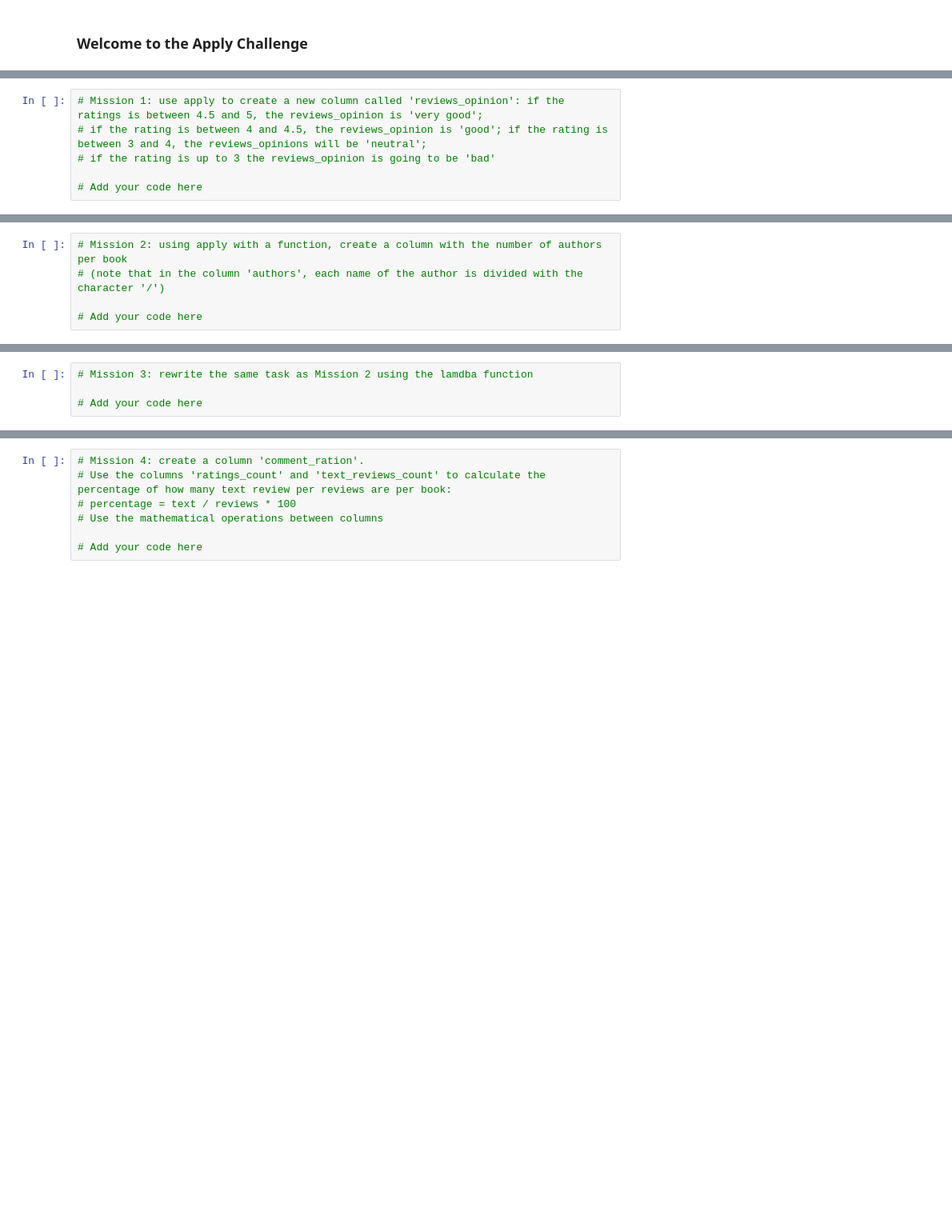
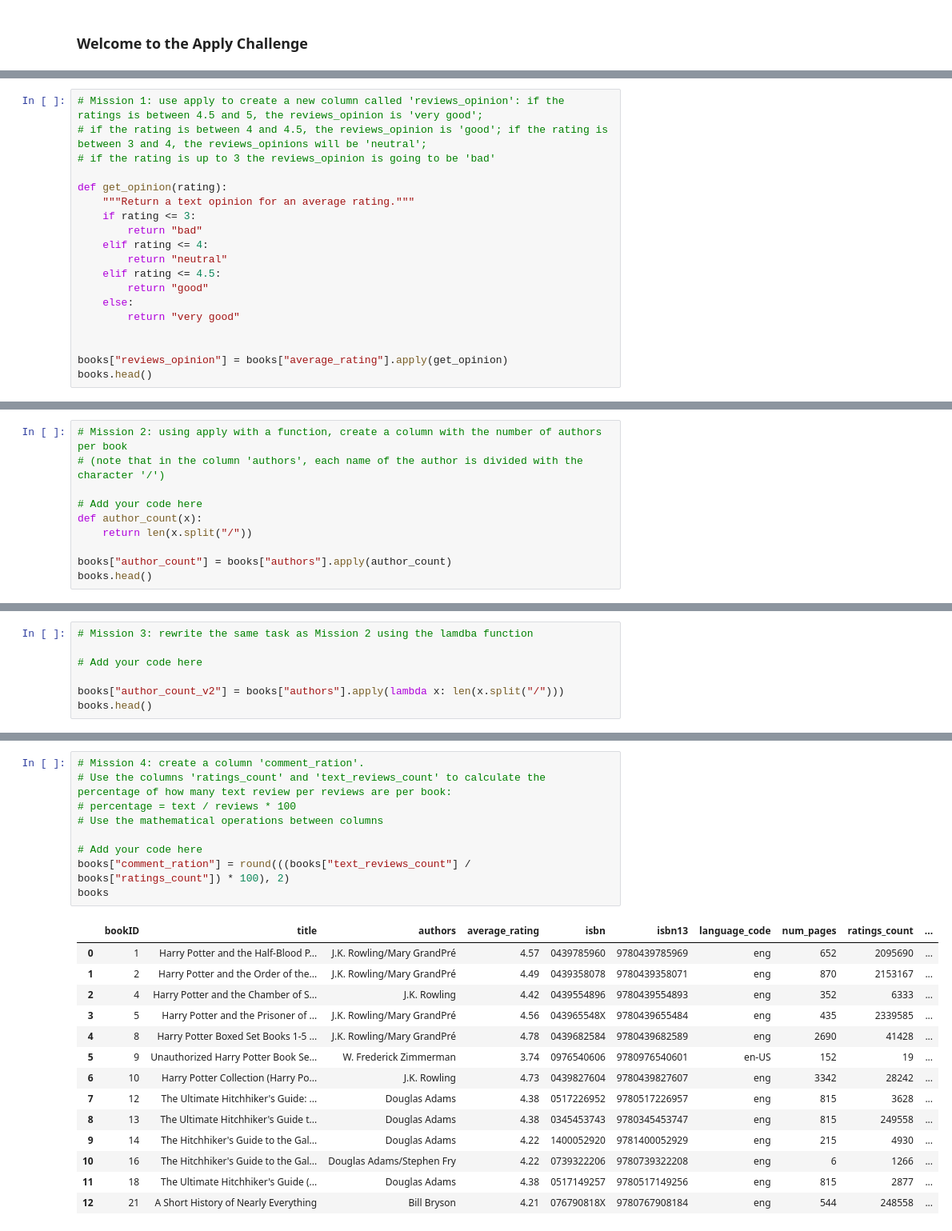
Before and after one commit to DorotheeCatry/python-basics-simplon, a Jupyter notebook: challenge/Python_2.19_apply_et_lambda.ipynb, the cells around one changed output, grey strips where cells are left out. Shown at 80% size. Cells and saved outputs as stored; diff of their text form; blank space fills up the shorter version.

```diff
--- a/challenge/Python_2.19_apply_et_lambda.ipynb
+++ b/challenge/Python_2.19_apply_et_lambda.ipynb
@@ -20,4 +189,17 @@ books.head()
 # if the rating is between 4 and 4.5, the reviews_opinion is 'good'; if the rating is between 3 and 4, the reviews_opinions will be 'neutral';
 # if the rating is up to 3 the reviews_opinion is going to be 'bad'
 
-# Add your code here
+def get_opinion(rating):
+    """Return a text opinion for an average rating."""
+    if rating <= 3:
+        return "bad"
+    elif rating <= 4:
+        return "neutral"
+    elif rating <= 4.5:
+        return "good"
+    else:
+        return "very good"
+
+
+books["reviews_opinion"] = books["average_rating"].apply(get_opinion)
+books.head()
@@ -26,3 +215,8 @@ books.head()
 # (note that in the column 'authors', each name of the author is divided with the character '/')
 
 # Add your code here
+def author_count(x):
+    return len(x.split("/"))
+
+books["author_count"] = books["authors"].apply(author_count)
+books.head()
@@ -30,3 +231,6 @@ books.head()
 # Mission 3: rewrite the same task as Mission 2 using the lamdba function
 
 # Add your code here
+
+books["author_count_v2"] = books["authors"].apply(lambda x: len(x.split("/")))
+books.head()
@@ -33,10 +244,27 @@ books.head()
 # %%
 # Mission 4: create a column 'comment_ration'.
 # Use the columns 'ratings_count' and 'text_reviews_count' to calculate the percentage of how many text review per reviews are per book:
 # percentage = text / reviews * 100
 # Use the mathematical operations between columns
 
 # Add your code here
+books["comment_ration"] = round(((books["text_reviews_count"] / books["ratings_count"]) * 100), 2)
+books
+# %% [output]
+|  | bookID | title | authors | average_rating | isbn | isbn13 | language_code | num_pages | ratings_count | ... |
+| 0 | 1 | Harry Potter and the Half-Blood P... | J.K. Rowling/Mary GrandPré | 4.57 | 0439785960 | 9780439785969 | eng | 652 | 2095690 | ... |
+| 1 | 2 | Harry Potter and the Order of the... | J.K. Rowling/Mary GrandPré | 4.49 | 0439358078 | 9780439358071 | eng | 870 | 2153167 | ... |
+| 2 | 4 | Harry Potter and the Chamber of S... | J.K. Rowling | 4.42 | 0439554896 | 9780439554893 | eng | 352 | 6333 | ... |
+| 3 | 5 | Harry Potter and the Prisoner of ... | J.K. Rowling/Mary GrandPré | 4.56 | 043965548X | 9780439655484 | eng | 435 | 2339585 | ... |
+| 4 | 8 | Harry Potter Boxed Set Books 1-5 ... | J.K. Rowling/Mary GrandPré | 4.78 | 0439682584 | 9780439682589 | eng | 2690 | 41428 | ... |
+| 5 | 9 | Unauthorized Harry Potter Book Se... | W. Frederick Zimmerman | 3.74 | 0976540606 | 9780976540601 | en-US | 152 | 19 | ... |
+| 6 | 10 | Harry Potter Collection (Harry Po... | J.K. Rowling | 4.73 | 0439827604 | 9780439827607 | eng | 3342 | 28242 | ... |
+| 7 | 12 | The Ultimate Hitchhiker's Guide: ... | Douglas Adams | 4.38 | 0517226952 | 9780517226957 | eng | 815 | 3628 | ... |
+| 8 | 13 | The Ultimate Hitchhiker's Guide t... | Douglas Adams | 4.38 | 0345453743 | 9780345453747 | eng | 815 | 249558 | ... |
+| 9 | 14 | The Hitchhiker's Guide to the Gal... | Douglas Adams | 4.22 | 1400052920 | 9781400052929 | eng | 215 | 4930 | ... |
+| 10 | 16 | The Hitchhiker's Guide to the Gal... | Douglas Adams/Stephen Fry | 4.22 | 0739322206 | 9780739322208 | eng | 6 | 1266 | ... |
+| 11 | 18 | The Ultimate Hitchhiker's Guide (... | Douglas Adams | 4.38 | 0517149257 | 9780517149256 | eng | 815 | 2877 | ... |
+| 12 | 21 | A Short History of Nearly Everything | Bill Bryson | 4.21 | 076790818X | 9780767908184 | eng | 544 | 248558 | ... |
 # %%
 # Mission 5: obtain the same result of Mission 4 using apply with a function.
 # Try both methods to apply to the whole dataset and apply to selected columns
```
Also changed, not shown: parts of 13 cells of this notebook.
